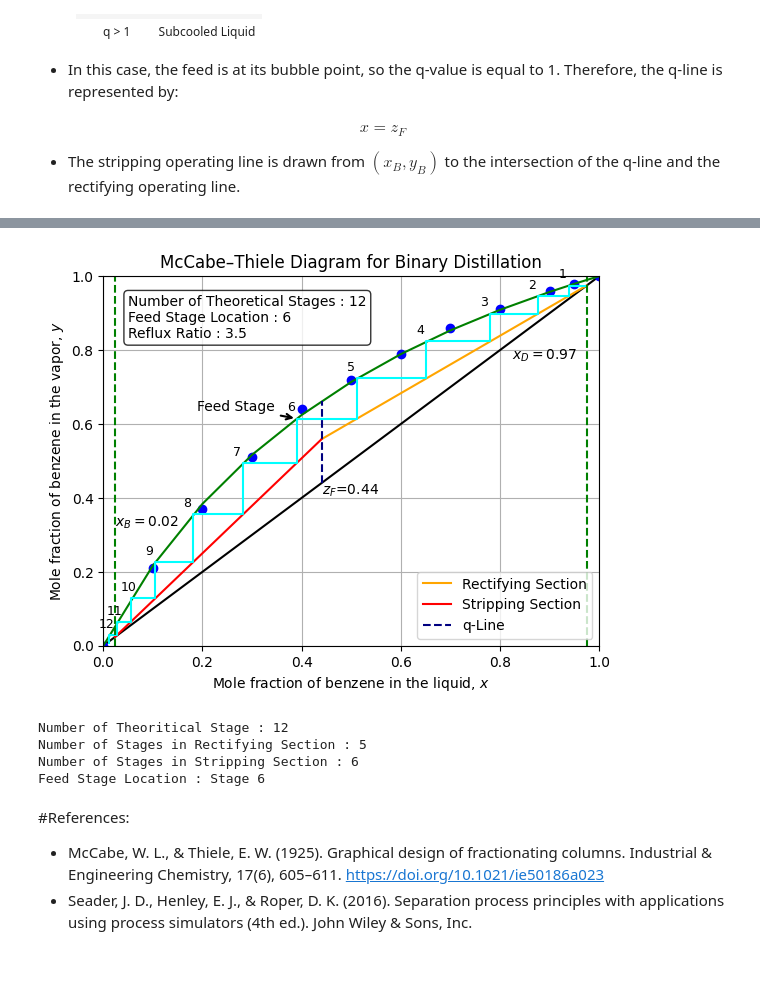
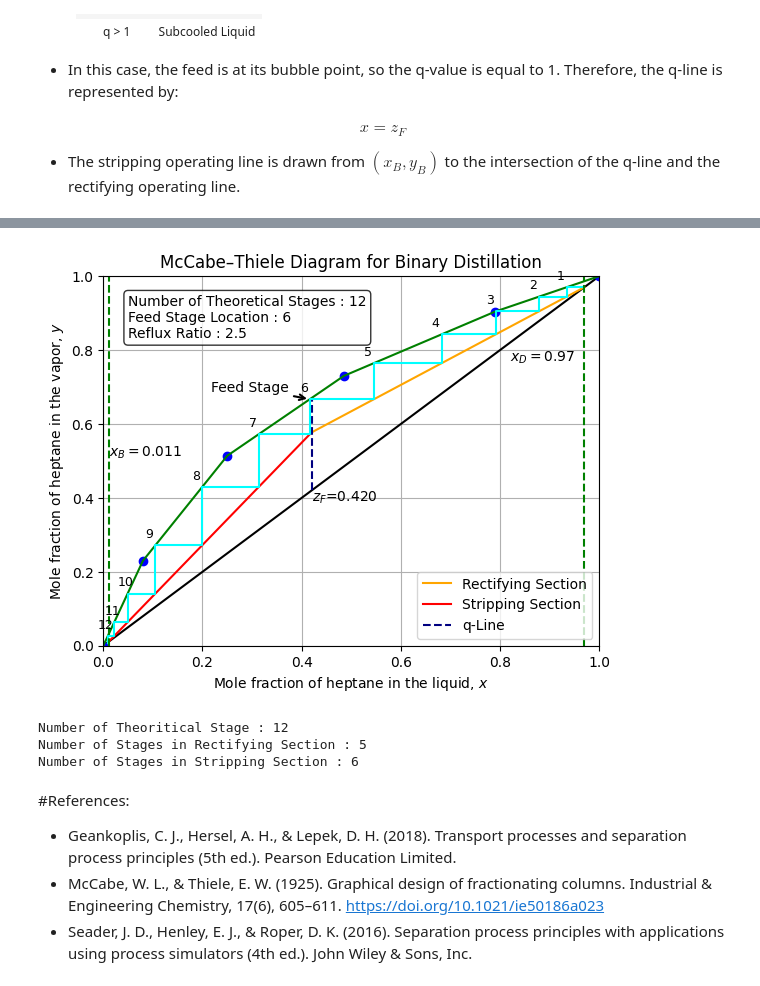
Before and after one commit to iamyosephch/chemical-engineering, a Jupyter notebook: Binary_Distillation.ipynb, the cells around one changed output, grey strips where cells are left out. Cells and saved outputs as stored; diff of their text form; code cells hidden in the pictures.

```diff
--- a/Binary_Distillation.ipynb
+++ b/Binary_Distillation.ipynb
@@ -161,11 +151,12 @@ $
 </div>
 # %%
 #Developing the Material Balance Model
-A = np.array([[1,1],[w_benzene_distillate,w_benzene_bottoms]])
-b = np.array([feed_flow,w_benzene_feed*feed_flow])
+A = np.array([[1,1],[mole_fraction_heptane_distillate ,mole_fraction_heptane_bottoms]])
+b = np.array([feed_flow_mol_h,mole_fraction_heptane_feed*feed_flow_mol_h])
 x = np.linalg.solve(A,b)
 distillate_flow = x[0]
 bottoms_flow = x[1]
 print(f"Distillate Flow Rate: {distillate_flow:.2f} kg/h")
 print(f"Bottoms Flow Rate: {bottoms_flow:.2f} kg/h")
+print(f"Feed Flow Rate: {distillate_flow+bottoms_flow:.2f} kg/h")
 # %% [output]
@@ -414,20 +391,20 @@ $$
 # %%
 #Defining x as a function of y
-def x_equilibrium(y):
+def x_equilibrium(y,alpha):
   x = y / (alpha*(1-y)+y)
   return x
 
 #Determining Number of Stages in the Distillation Column
 number_of_stages =  [0, 0, 0]
-initial_value = np.array([distillate_mole_fractions[0],distillate_mole_fractions[0]])
+initial_value = np.array([mole_fraction_heptane_distillate,mole_fraction_heptane_distillate])
 stage_line = np.array(initial_value)
 horizontal_point = np.empty((0,2))
-while initial_value[0] > bottoms_mole_fractions[0]:
-    x_horizontal = x_equilibrium(initial_value[1])
+while initial_value[0] > mole_fraction_heptane_bottoms:
+    x_horizontal = f_interpolation_inverse(initial_value[1])
     y_horizontal = initial_value[1]
     horizontal_point = np.vstack((horizontal_point,np.array([x_horizontal,y_horizontal])))
     number_of_stages[0] += 1
-    if x_horizontal > mole_fraction_benzene_feed:
+    if x_horizontal > mole_fraction_heptane_feed:
       x_vertical = x_horizontal
       y_vertical = rectifying_section_line(x_horizontal)
       stage_line = np.vstack((stage_line,np.array([x_horizontal,y_horizontal]),np.array([x_vertical,y_vertical])))
@@ -439,26 +416,25 @@ while initial_value[0] > bottoms_mole_fractions[0]:
       stage_line = np.vstack((stage_line,np.array([x_horizontal,y_horizontal]),np.array([x_vertical,y_vertical])))
       initial_value = stage_line[-1]
       number_of_stages[2] += 1
-
-feed_stage = number_of_stages[2] - 1
+feed_stage = number_of_stages[1] + 1
 stripping_stage = number_of_stages[2] - 1
 rectifying_stage = number_of_stages[1]
 
 #Plot the equilibrium curve and the 45-degree diagonal line
 plt.plot(x_line_45,y_line_45,color="black")
-plt.plot(mole_x_benzene,mole_y_benzene,'bo')
+plt.plot(mole_x_heptane,mole_y_heptane,'bo')
 
 #Plotting the fitted curve
-plt.plot(mole_x_benzene,y_benzene_fitted,'g-')
+plt.plot(mole_x_heptane,y_heptane_interpolated,'g-')
 
 #Plotting the Rectifying Operating Line
 plt.plot(x_rectifying_line,y_rectifying_line,'orange',label="Rectifying Section")
 
 #Plotting the Stripping Feed Line
-plt.plot(x_stripping_benzene,y_stripping_benzene,'red',label="Stripping Section")
+plt.plot(x_stripping_line,y_stripping_line,'red',label="Stripping Section")
 
 #Plotting the Feed Line
-plt.vlines(x=mole_fraction_benzene_feed,ymin=mole_fraction_benzene_feed,ymax=y_equilibrium(mole_fraction_benzene_feed,alpha),color="navy",ls='--',label="q-Line")
+plt.vlines(x=mole_fraction_heptane_feed,ymin=mole_fraction_heptane_feed,ymax=f_interpolation(mole_fraction_heptane_feed),color="navy",ls='--',label="q-Line")
 
 #Plotting the Stage
 plt.plot(stage_line[:,0],stage_line[:,1],'cyan')
@@ -473,52 +449,51 @@ for i, (x, y) in enumerate(horizontal_point, start=1):
 
 #Visualizing the chart
 plt.title("McCabe–Thiele Diagram for Binary Distillation")
-plt.xlabel('Mole fraction of benzene in the liquid, $x$')
-plt.ylabel('Mole fraction of benzene in the vapor, $y$')
+plt.xlabel('Mole fraction of heptane in the liquid, $x$')
+plt.ylabel('Mole fraction of heptane in the vapor, $y$')
 plt.xlim(0,1)
 plt.ylim(0,1)
-plt.vlines(x=distillate_mole_fractions[0],ymin=0,ymax=1,color="green",ls='--')
-plt.vlines(x=bottoms_mole_fractions[0],ymin=0,ymax=1,color="green",ls='--')
-plt.text(distillate_mole_fractions[0]-0.15,distillate_mole_fractions[0]-0.2,f"$x_D={distillate_mole_fractions[0]:.2f}$")
-plt.text(bottoms_mole_fractions[0],bottoms_mole_fractions[0]+0.3,f"$x_B={bottoms_mole_fractions[0]:.2f}$")
-plt.text(mole_fraction_benzene_feed,mole_fraction_benzene_feed-0.03,f"$z_F$={mole_fraction_benzene_feed:.2F}")
+plt.vlines(x=mole_fraction_heptane_distillate,ymin=0,ymax=1,color="green",ls='--')
+plt.vlines(x=mole_fraction_heptane_bottoms,ymin=0,ymax=1,color="green",ls='--')
+plt.text(mole_fraction_heptane_distillate-0.15,mole_fraction_heptane_distillate-0.2,f"$x_D={mole_fraction_heptane_distillate:.2f}$")
+plt.text(mole_fraction_heptane_bottoms,mole_fraction_heptane_bottoms+0.5,f"$x_B={mole_fraction_heptane_bottoms:.3f}$")
+plt.text(mole_fraction_heptane_feed,mole_fraction_heptane_feed-0.03,f"$z_F$={mole_fraction_heptane_feed:.3f}")
 
 #Highlight the feed stage using an arrow
 plt.annotate(
     "Feed Stage",
     xy=(horizontal_point[feed_stage-1][0], horizontal_point[feed_stage-1][1]),
     xytext=(horizontal_point[feed_stage-1][0]-0.2,
             horizontal_point[feed_stage-1][1]+0.02),
     arrowprops=dict(
         arrowstyle="->",
         color="black",
         lw=1.5
     ),
     fontsize=10,
     color="black"
 )
 
 #Display a text box on the chart
 text_box = (
     f"Number of Theoretical Stages : {number_of_stages[0]}\n"
-    f"Feed Stage Location : {number_of_stages[2]-1}\n"
+    f"Feed Stage Location : {number_of_stages[1]+1}\n"
     f"Reflux Ratio : {reflux_ratio}"
 )
 plt.text(0.05,0.95,text_box,transform=plt.gca().transAxes,fontsize=10,verticalalignment='top',bbox=dict(boxstyle='round',facecolor='white',edgecolor='black',alpha=0.8))
 plt.legend(loc="lower right")
 plt.grid()
 plt.show()
 print(f"Number of Theoritical Stage : {number_of_stages[0]}")
 print(f"Number of Stages in Rectifying Section : {number_of_stages[1]}")
 print(f"Number of Stages in Stripping Section : {number_of_stages[2]-1}")
-print(f"Feed Stage Location : Stage {number_of_stages[2]-1}")
 # %% [output]
-[figure, old version]
+[figure, new version]
 Number of Theoritical Stage : 12
 Number of Stages in Rectifying Section : 5
 Number of Stages in Stripping Section : 6
-Feed Stage Location : Stage 6
 # %% [markdown]
 #References:
+- Geankoplis, C. J., Hersel, A. H., & Lepek, D. H. (2018). Transport processes and separation process principles (5th ed.). Pearson Education Limited.
 - McCabe, W. L., & Thiele, E. W. (1925). Graphical design of fractionating columns. Industrial & Engineering Chemistry, 17(6), 605–611. https://doi.org/10.1021/ie50186a023
 - Seader, J. D., Henley, E. J., & Roper, D. K. (2016). Separation process principles with applications using process simulators (4th ed.). John Wiley & Sons, Inc.
```
Also changed, not shown: parts of 13 cells of this notebook.
